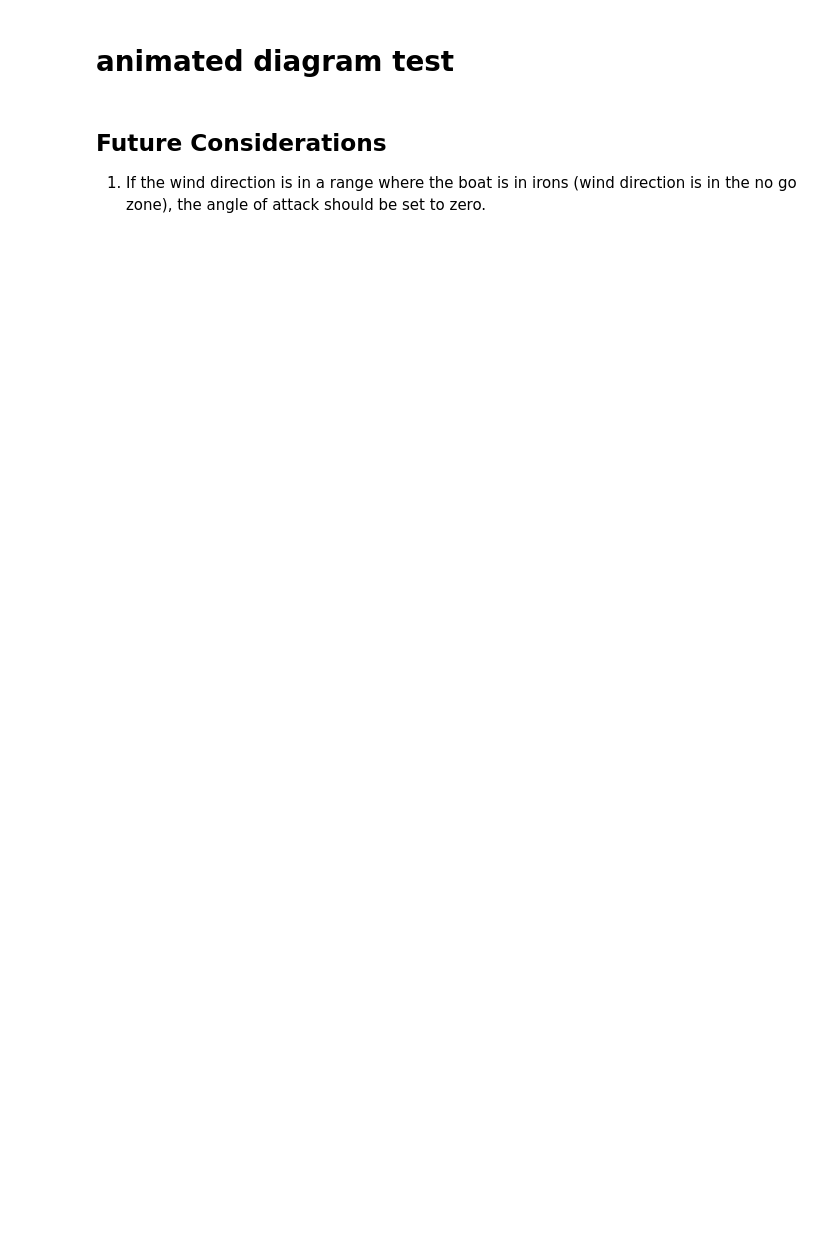
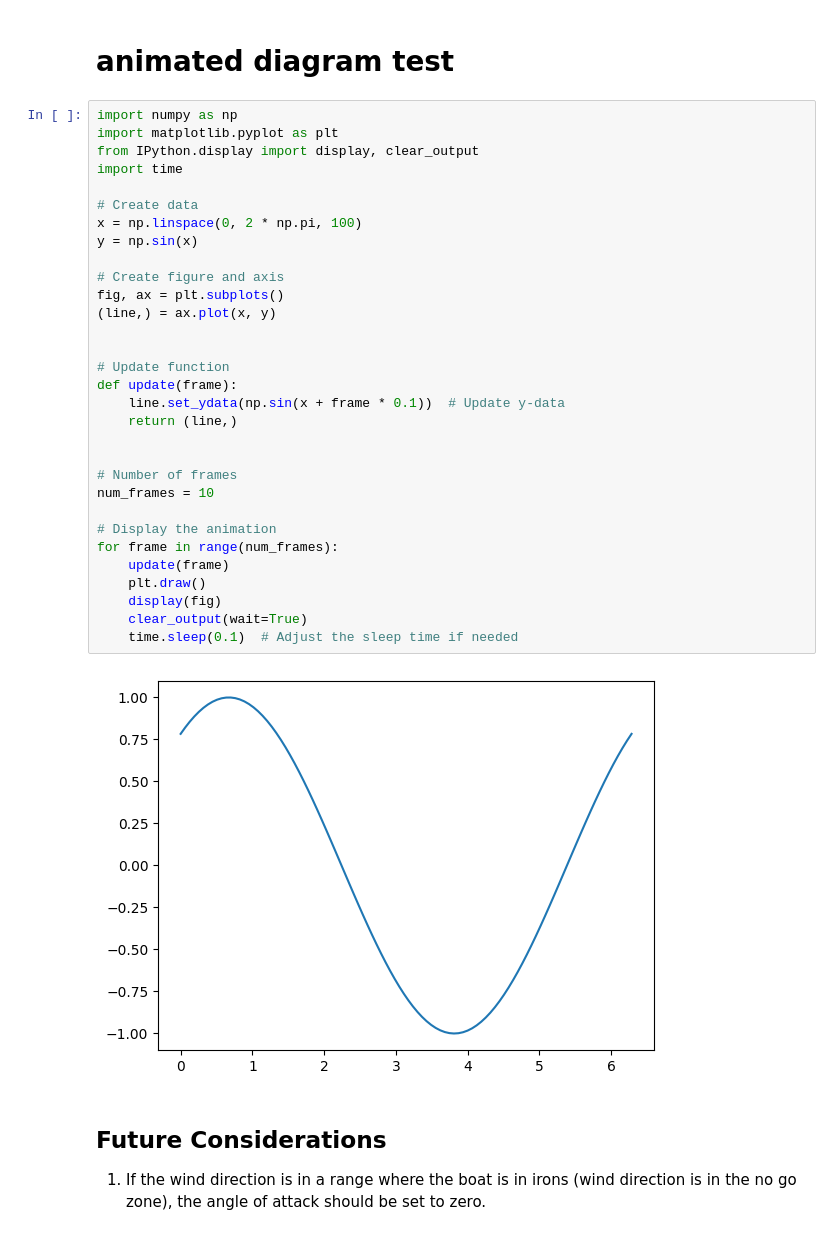
Before and after one commit to UBCSailbot/notebooks, a Jupyter notebook: controller/prototype_wingsail_controller.ipynb, the cells around one changed output. Cells and saved outputs as stored; diff of their text form; blank space fills up the shorter version.

```diff
--- a/controller/prototype_wingsail_controller.ipynb
+++ b/controller/prototype_wingsail_controller.ipynb
@@ -375,5 +438,38 @@ Trim tab angle:  9.99  degrees
 # %% [markdown]
 # animated diagram test
+# %%
+import numpy as np
+import matplotlib.pyplot as plt
+from IPython.display import display, clear_output
+import time
+
+# Create data
+x = np.linspace(0, 2 * np.pi, 100)
+y = np.sin(x)
+
+# Create figure and axis
+fig, ax = plt.subplots()
+(line,) = ax.plot(x, y)
+
+
+# Update function
+def update(frame):
+    line.set_ydata(np.sin(x + frame * 0.1))  # Update y-data
+    return (line,)
+
+
+# Number of frames
+num_frames = 10
+
+# Display the animation
+for frame in range(num_frames):
+    update(frame)
+    plt.draw()
+    display(fig)
+    clear_output(wait=True)
+    time.sleep(0.1)  # Adjust the sleep time if needed
+# %% [output]
+[figure, added]
 # %% [markdown]
 ## Future Considerations
 
```
Also changed, not shown: parts of 5 cells of this notebook.
